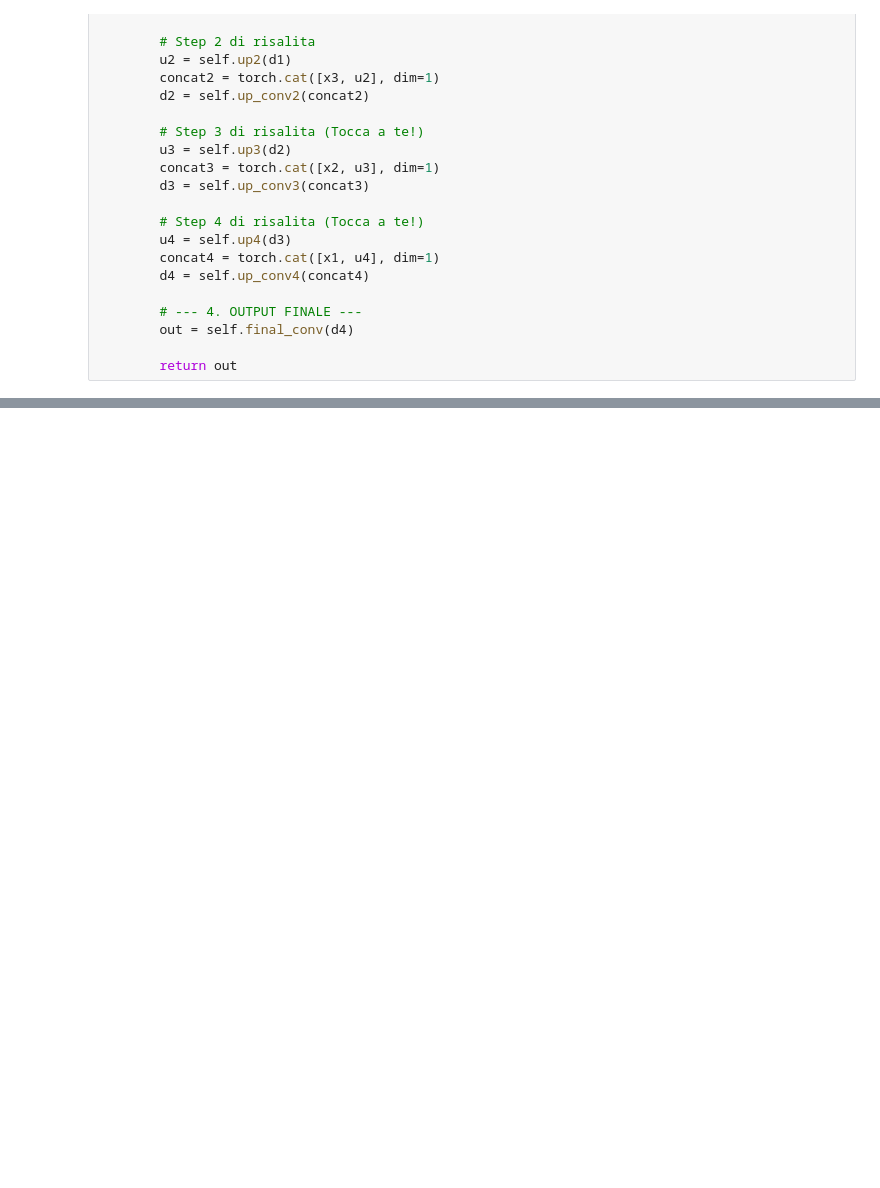
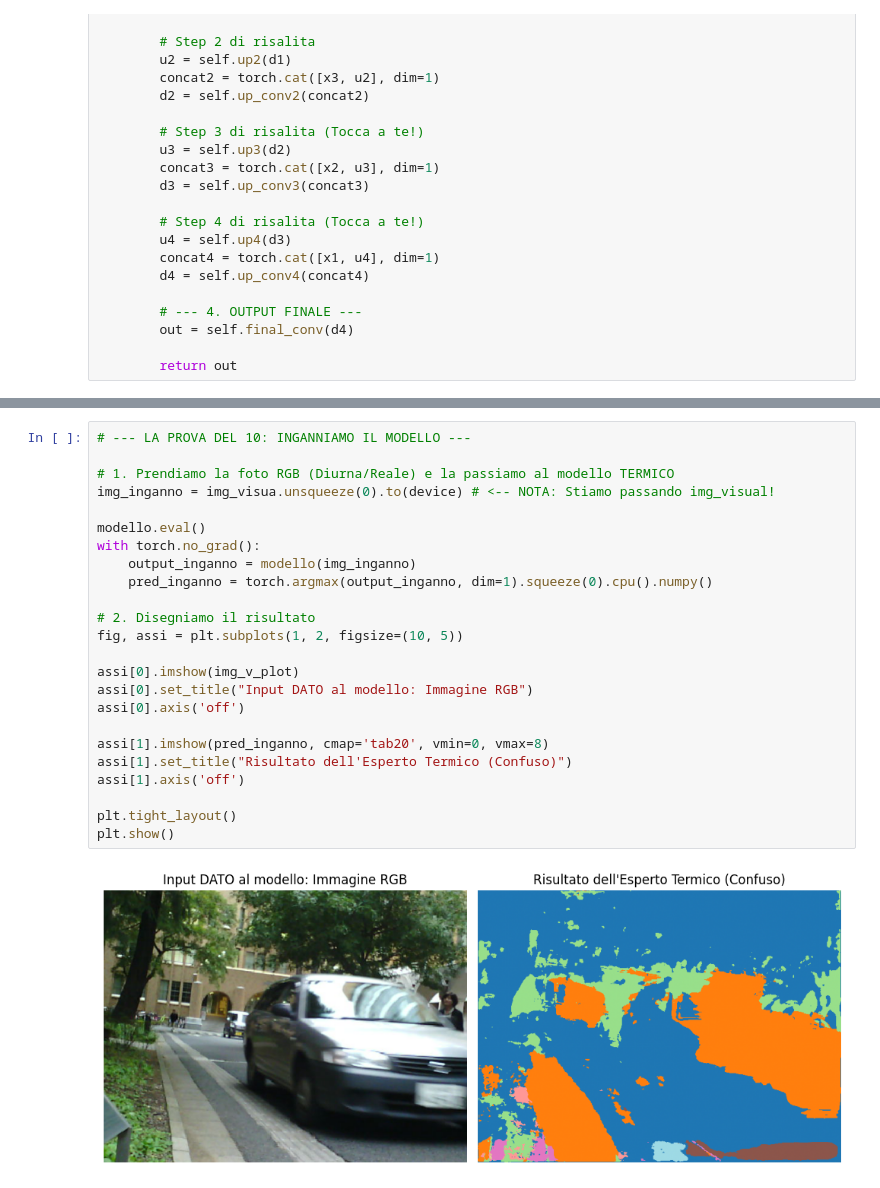
Before and after one commit to Yammi2002/DataFusionProject, a Jupyter notebook: notebooks/notebook.ipynb, the cells around one changed output, grey strips where cells are left out. Cells and saved outputs as stored; diff of their text form; blank space fills up the shorter version.

```diff
--- a/notebooks/notebook.ipynb
+++ b/notebooks/notebook.ipynb
@@ -277,0 +374,26 @@ plt.show()
+# %%
+# --- LA PROVA DEL 10: INGANNIAMO IL MODELLO ---
+
+# 1. Prendiamo la foto RGB (Diurna/Reale) e la passiamo al modello TERMICO
+img_inganno = img_visua.unsqueeze(0).to(device) # <-- NOTA: Stiamo passando img_visual!
+
+modello.eval()
+with torch.no_grad():
+    output_inganno = modello(img_inganno)
+    pred_inganno = torch.argmax(output_inganno, dim=1).squeeze(0).cpu().numpy()
+
+# 2. Disegniamo il risultato
+fig, assi = plt.subplots(1, 2, figsize=(10, 5))
+
+assi[0].imshow(img_v_plot)
+assi[0].set_title("Input DATO al modello: Immagine RGB")
+assi[0].axis('off')
+
+assi[1].imshow(pred_inganno, cmap='tab20', vmin=0, vmax=8)
+assi[1].set_title("Risultato dell'Esperto Termico (Confuso)")
+assi[1].axis('off')
+
+plt.tight_layout()
+plt.show()
+# %% [output]
+[figure, added]
```
Also changed, not shown: parts of 6 cells of this notebook.
